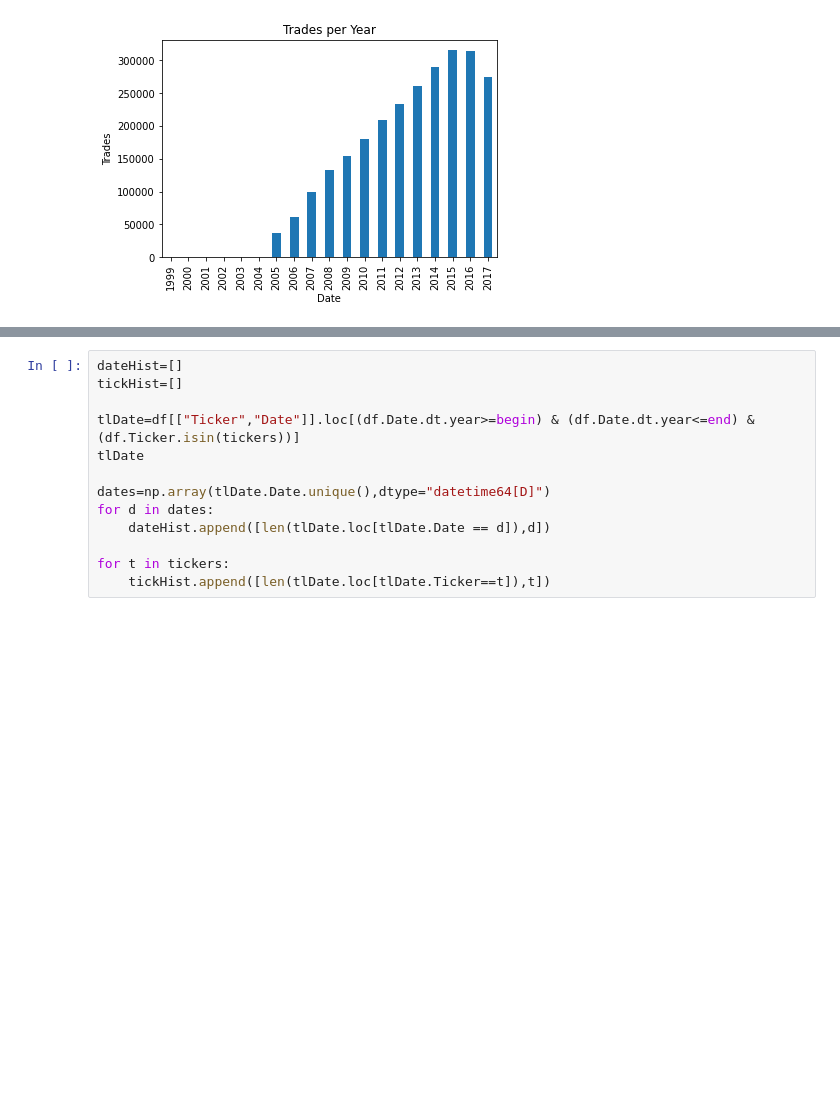
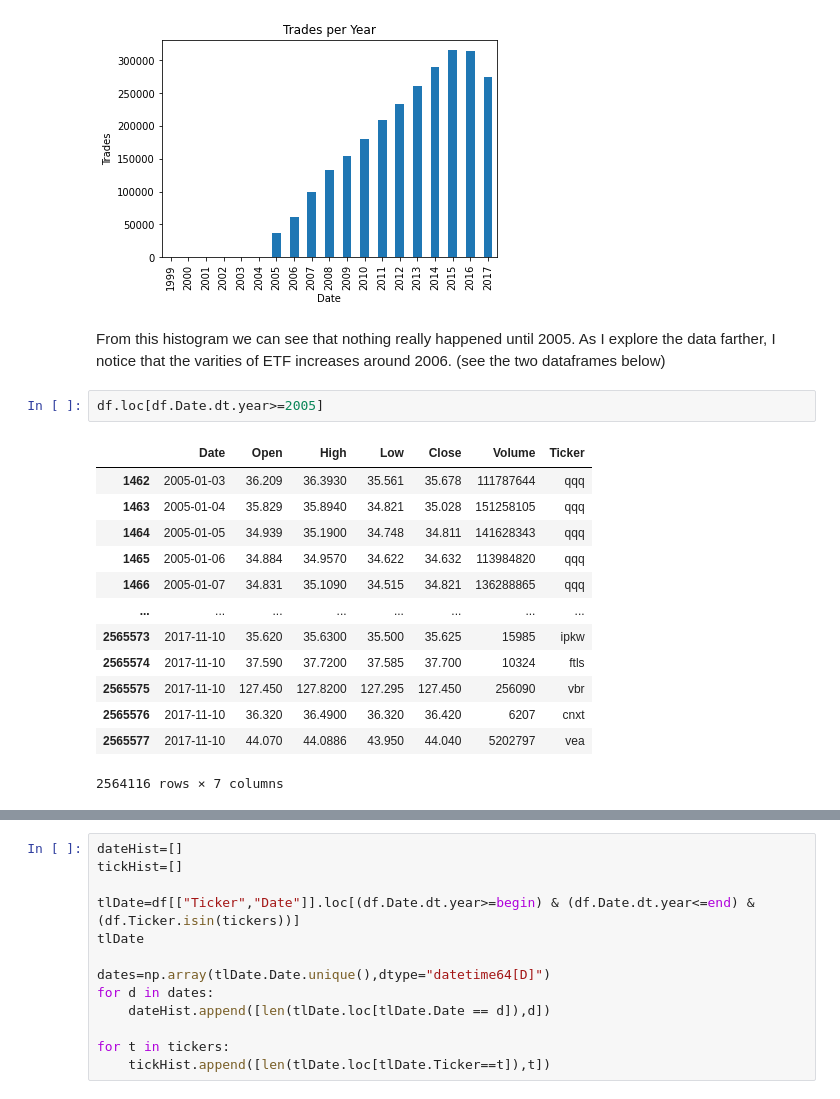
Before and after one commit to B-Rad80/ML_Stock_Predictions, a Jupyter notebook: Cleaning.ipynb, the cells around one changed output, grey strips where cells are left out. Drawn from its saved outputs; the diff is of its cells as text; blank space fills up the shorter version.

```diff
--- a/Cleaning.ipynb
+++ b/Cleaning.ipynb
@@ -35,3 +41,22 @@ df
 | 2565577 | 2017-11-10 | 44.070 | 44.0886 | 43.950 | 44.040 | 5202797 | vea |
 2565578 rows × 7 columns
 [figure]
+# %% [markdown]
+From this histogram we can see that nothing really happened until 2005.
+As I explore the data farther, I notice that the varities of ETF increases around 2006. (see the two dataframes below)
+# %%
+df.loc[df.Date.dt.year>=2005]
+# %% [output]
+|  | Date | Open | High | Low | Close | Volume | Ticker |
+| 1462 | 2005-01-03 | 36.209 | 36.3930 | 35.561 | 35.678 | 111787644 | qqq |
+| 1463 | 2005-01-04 | 35.829 | 35.8940 | 34.821 | 35.028 | 151258105 | qqq |
+| 1464 | 2005-01-05 | 34.939 | 35.1900 | 34.748 | 34.811 | 141628343 | qqq |
+| 1465 | 2005-01-06 | 34.884 | 34.9570 | 34.622 | 34.632 | 113984820 | qqq |
+| 1466 | 2005-01-07 | 34.831 | 35.1090 | 34.515 | 34.821 | 136288865 | qqq |
+| ... | ... | ... | ... | ... | ... | ... | ... |
+| 2565573 | 2017-11-10 | 35.620 | 35.6300 | 35.500 | 35.625 | 15985 | ipkw |
+| 2565574 | 2017-11-10 | 37.590 | 37.7200 | 37.585 | 37.700 | 10324 | ftls |
+| 2565575 | 2017-11-10 | 127.450 | 127.8200 | 127.295 | 127.450 | 256090 | vbr |
+| 2565576 | 2017-11-10 | 36.320 | 36.4900 | 36.320 | 36.420 | 6207 | cnxt |
+| 2565577 | 2017-11-10 | 44.070 | 44.0886 | 43.950 | 44.040 | 5202797 | vea |
+2564116 rows × 7 columns
```
Also changed, not shown: parts of 7 cells of this notebook.
